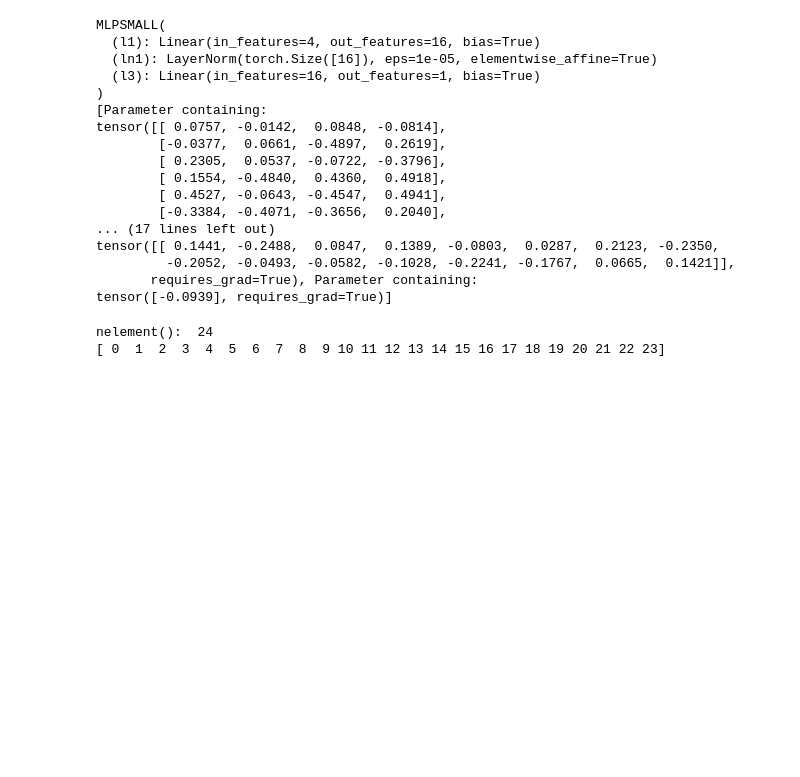
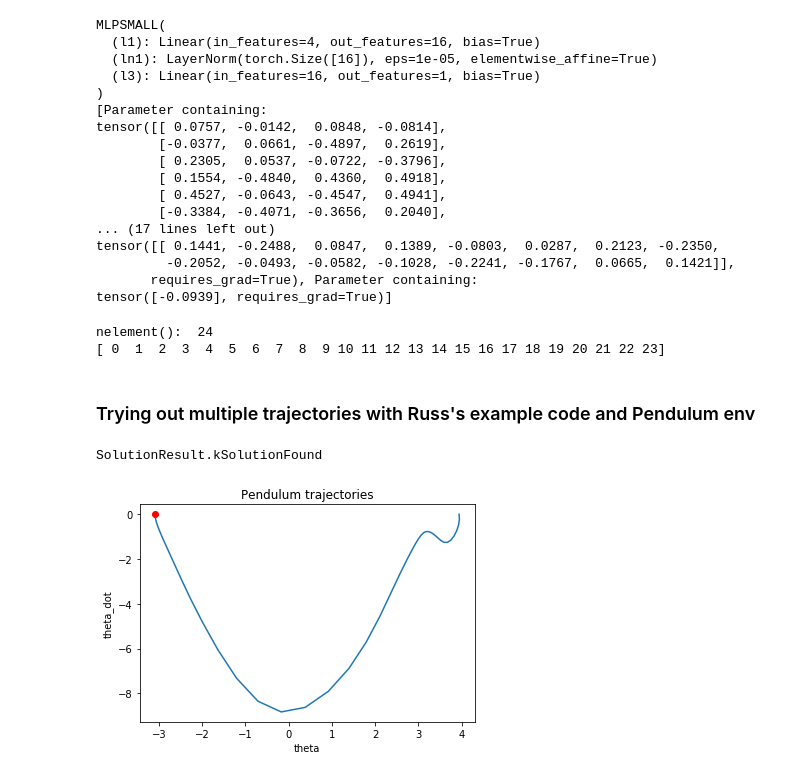
Before and after one commit to robert-verkuil/drake-pytorch, a Jupyter notebook: python/Real NN Constraint Testing.ipynb, the cells around one changed output. Drawn from its saved outputs; the diff is of its cells as text; code cells hidden in the pictures; blank space fills up the shorter version.

```diff
--- a/python/Real NN Constraint Testing.ipynb
+++ b/python/Real NN Constraint Testing.ipynb
@@ -186,3 +185,36 @@ print(out)
 # %% [output]
 nelement():  24
 [ 0  1  2  3  4  5  6  7  8  9 10 11 12 13 14 15 16 17 18 19 20 21 22 23]
+# %% [markdown]
+### Trying out multiple trajectories with Russ's example code and Pendulum env
+# %%
+from traj.dircol import (
+    make_multiple_dircol_trajectories,
+    make_real_dircol_mp,
+    plot_multiple_dircol_trajectories,
+)
+
+num_trajectories = 1
+num_samples      = 15
+prog, h, u, x = make_multiple_dircol_trajectories(num_trajectories, num_samples)
+
+kNetConstructor = lambda: FC(2)
+# kNetConstructor = lambda: FCBIG(2)
+# kNetConstructor = lambda: MLPSMALL(2)
+# kNetConstructor = lambda: MLP(2)
+num_params = sum(tensor.nelement() for tensor in kNetConstructor().parameters())
+num_inputs = 1
+num_states = 2
+total_params = sum((num_inputs, num_states, num_params))
+T = prog.NewContinuousVariables(num_params, 'T')
+
+for ti in range(num_trajectories):
+    for i in range(num_samples):
+        u_ti = u[ti][0,i]
+        x_ti = x[ti][:,i]
+        # Only one output value, so let's have lb and ub of just size one!
+        constraint = make_NN_constraint(kNetConstructor, num_inputs, num_states, num_params)
+        lb         = np.array([-.1])
+        ub         = np.array([.1])
+        var_list   = np.hstack((u_ti, x_ti, T))
+#         prog.AddConstraint(constraint, lb, ub, var_list)
@@ -188,0 +223,8 @@ nelement():  24
+# %%
+print(result)
+# %% [output]
+SolutionResult.kSolutionFound
+# %%
+plot_multiple_dircol_trajectories(prog, h, u, x, num_trajectories, num_samples)
+# %% [output]
+[figure, added]
```
Also changed, not shown: parts of 4 cells of this notebook, 3 other files.
